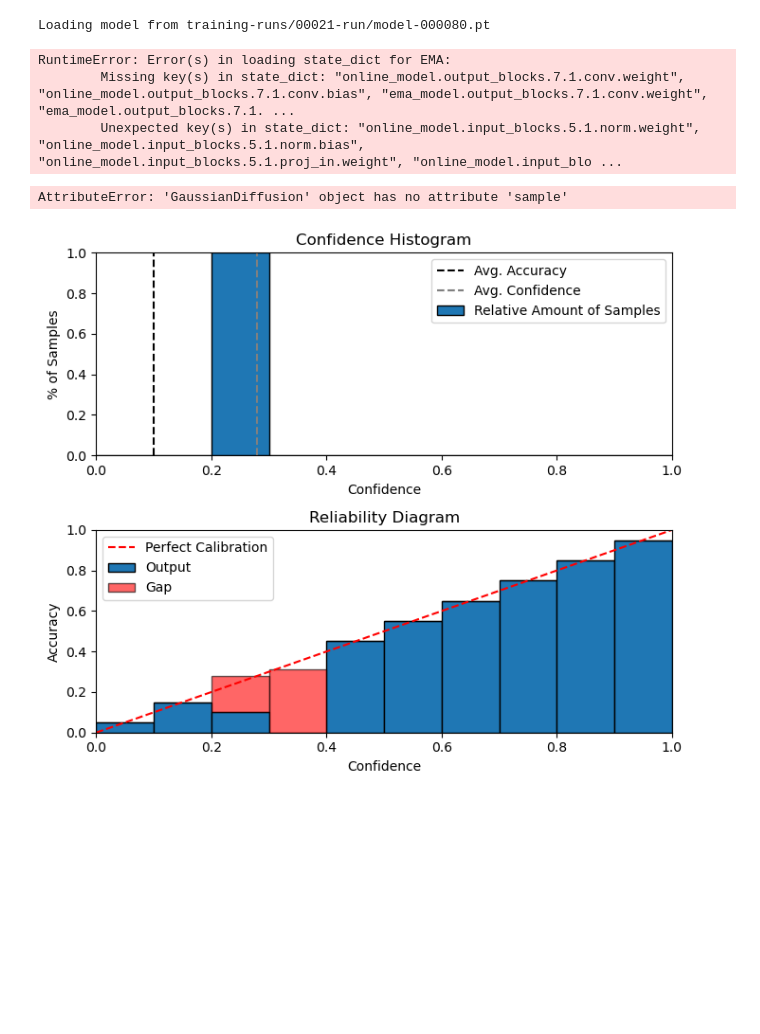
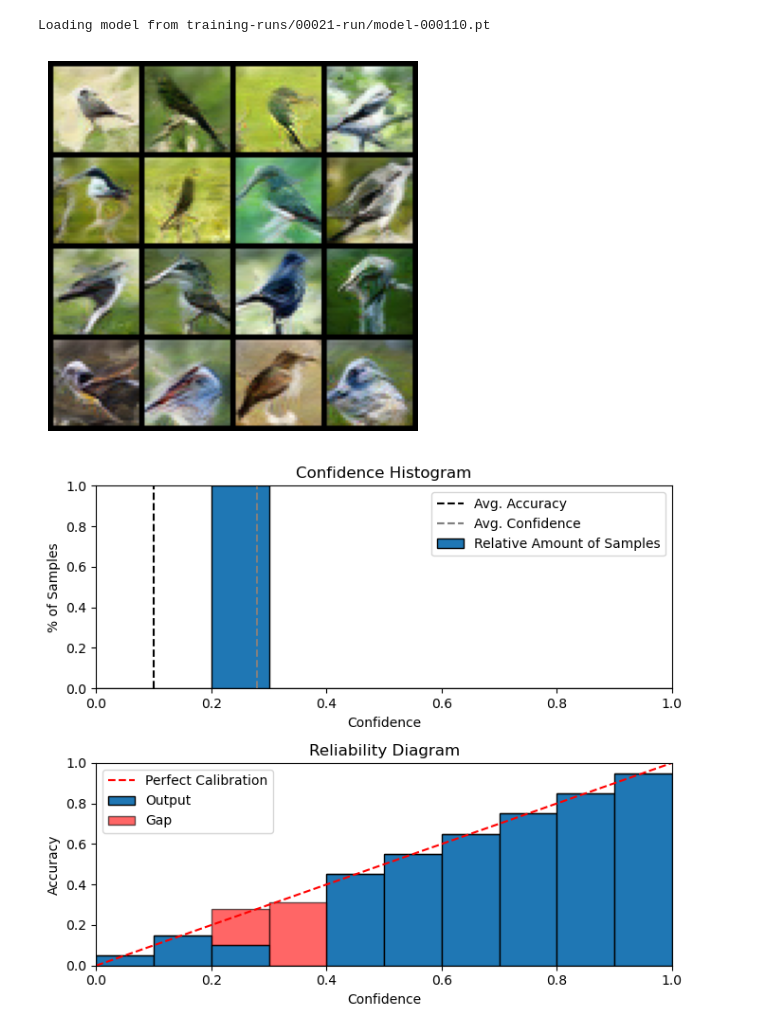
Before and after one commit to lorenzo-querol/Patch-Diffusion, a Jupyter notebook: test_cls.ipynb, the cells around one changed output. Drawn from its saved outputs; the diff is of its cells as text; code cells hidden in the pictures; blank space fills up the shorter version.

```diff
--- a/test_cls.ipynb
+++ b/test_cls.ipynb
@@ -30,7 +30,7 @@ c.model_kwargs = dnnlib.EasyDict(
     out_channels=10,
     label_dim=10,
     num_res_blocks=3,
-    attn_resolutions=(16, 8),
+    attn_resolutions=(2, 4),
     dropout_rate=0.0,
     channel_mult=(1, 2, 2),
     conv_resample=True,
@@ -53,7 +53,7 @@ net = EMA(net).to(c.device).requires_grad_(False)
 
 latest_ckpt = os.path.join(
     c.test_kwargs.run_dir,
-    [f for f in os.listdir(c.test_kwargs.run_dir) if f.endswith(".pt")][-1],
+    sorted([f for f in os.listdir(c.test_kwargs.run_dir) if f.endswith(".pt")])[-1],
 )
 
 print("Loading model from", latest_ckpt)
@@ -83,16 +83,48 @@ c.dataloader_kwargs = dnnlib.EasyDict(
 )
 test_dataloader = dnnlib.util.construct_class_by_name(**c.dataloader_kwargs)
 # %% [output]
-Loading model from training-runs/00021-run/model-000080.pt
+Loading model from training-runs/00021-run/model-000110.pt
-RuntimeError: Error(s) in loading state_dict for EMA:
-        Missing key(s) in state_dict: "online_model.output_blocks.7.1.conv.weight", "online_model.output_blocks.7.1.conv.bias", "ema_model.output_blocks.7.1.conv.weight", "ema_model.output_blocks.7.1. ...
-        Unexpected key(s) in state_dict: "online_model.input_blocks.5.1.norm.weight", "online_model.input_blocks.5.1.norm.bias", "online_model.input_blocks.5.1.proj_in.weight", "online_model.input_blo ...
-# %%
-shape = (16, 3, 32, 32)
-y = torch.randint(low=0, high=10, size=(shape[0],))
-samples = diffusion.sample(net, shape, y, guidance_scale=6.0)
-# %% [output]
-AttributeError: 'GaussianDiffusion' object has no attribute 'sample'
+# %%
+# shape = (16, 3, 32, 32)
+# samples = diffusion.sample(net, shape, y, guidance_scale=6.0)
+
+def classifier_cond_fn(x, t, classifier, y, classifier_scale=1):
+    """
+    return the graident of the classifier outputing y wrt x.
+    formally expressed as d_log(classifier(x, t)) / dx
+    """
+    assert y is not None
+
+
+num_images = 16
+img_size, img_channels = dataset_obj.resolution, dataset_obj.num_channels
+samples = torch.randn((num_images, img_channels, img_size, img_size), device=c.device)
+
+net.eval()
+for t in reversed(range(0, diffusion.num_timesteps)):
+    timesteps = torch.full((num_images,), t, device=c.device, dtype=torch.long)
+    y = torch.randint(low=0, high=10, size=(num_images,))
+
+    with torch.enable_grad():
+        x_in = x.detach().requires_grad_(True)
+        logits = classifier(x_in, t)
+        log_probs = F.log_softmax(logits, dim=-1)
+        selected = log_probs[range(len(logits)), y.view(-1)]
+        grad = torch.autograd.grad(selected.sum(), x_in)[0] * classifier_scale
+        return grad
+
+    with torch.no_grad():
+        pred_noise = net(samples, timesteps)
+        samples = diffusion.p_sample(pred_noise, samples, timesteps)
+# %%
+from torchvision.utils import make_grid
+samples = make_grid(samples, nrow=4, normalize=True, scale_each=True)
+# %%
+plt.imshow(samples)
+plt.axis("off")
+plt.show()
+# %% [output]
+[figure, added]
 # %%
 def evaluate(net, dataloader, device, return_outputs=False):
     """Evaluate the model on the given dataset.
```
Also changed, not shown: 4 other files.
